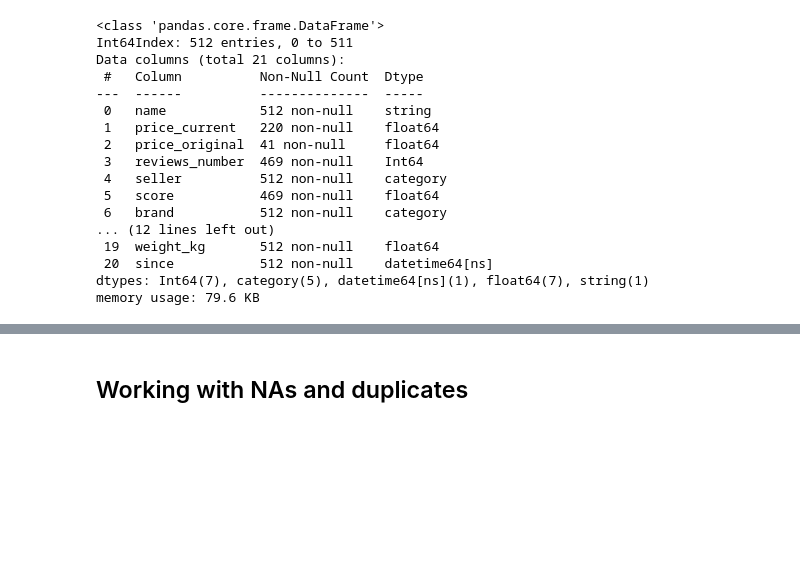
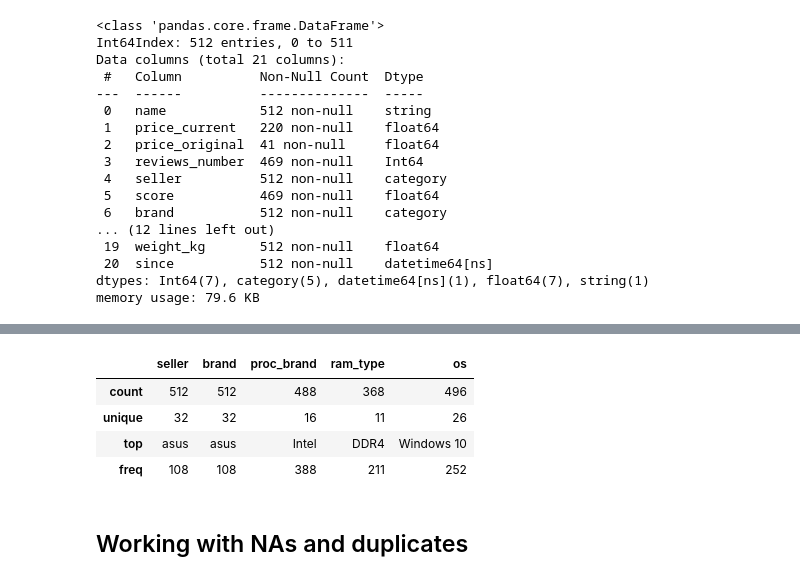
Before and after one commit to AlanIsaacV/Data-Science, a Jupyter notebook: Transform/filter.ipynb, the cells around one changed output, grey strips where cells are left out. Cells and saved outputs as stored; diff of their text form; code cells hidden in the pictures; blank space fills up the shorter version.

```diff
--- a/Transform/filter.ipynb
+++ b/Transform/filter.ipynb
@@ -103,3 +118,11 @@ memory usage: 79.6 KB
+# %%
+df.describe(include='category')
+# %% [output]
+|  | seller | brand | proc_brand | ram_type | os |
+| count | 512 | 512 | 488 | 368 | 496 |
+| unique | 32 | 32 | 16 | 11 | 26 |
+| top | asus | asus | Intel | DDR4 | Windows 10 |
+| freq | 108 | 108 | 388 | 211 | 252 |
 # %% [markdown]
 ## Working with NAs and duplicates
 # %% [markdown]
```
Also changed, not shown: parts of 17 cells of this notebook.
